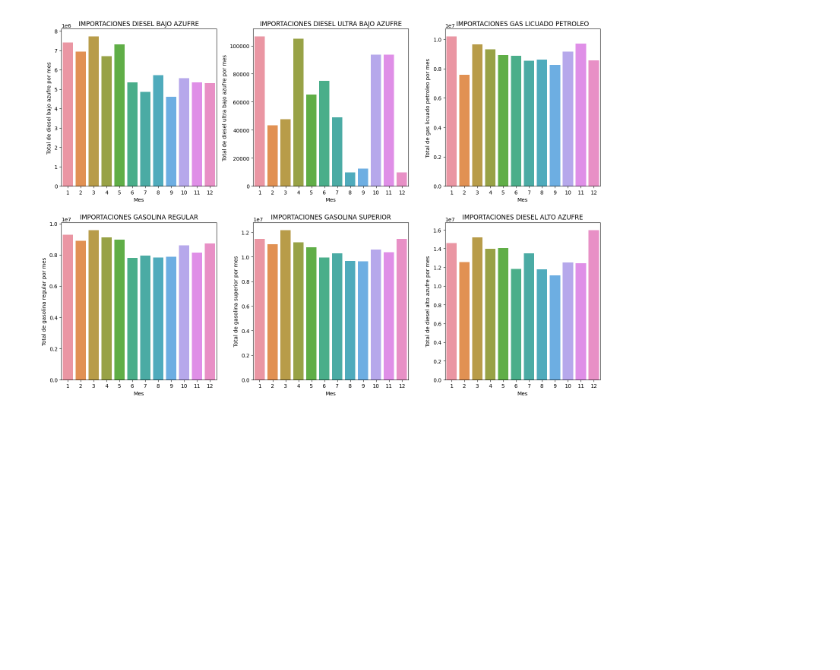
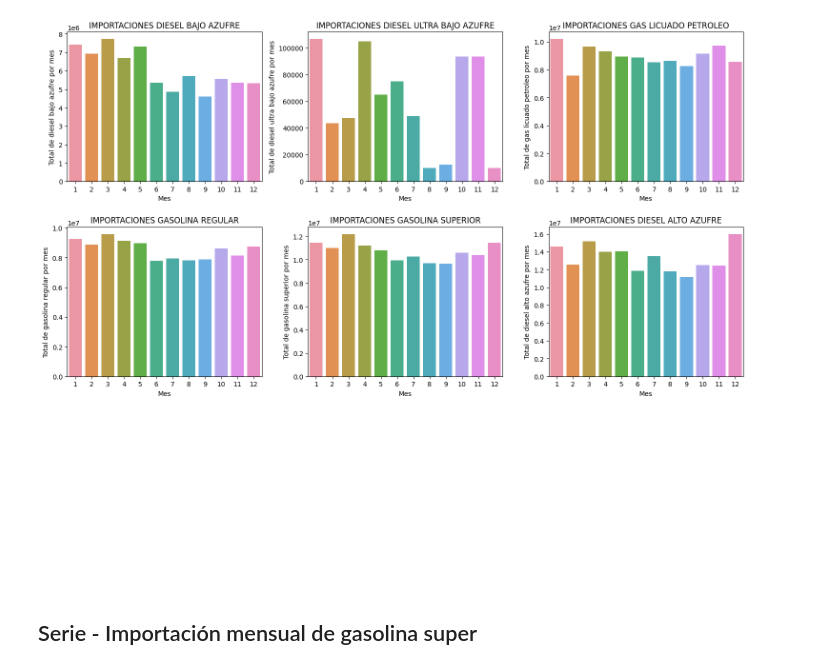
Before and after one commit to MGonza20/Lab2_DataScience, a Jupyter notebook: importaciones.ipynb, the cells around one changed output. Drawn from its saved outputs; the diff is of its cells as text; code cells hidden in the pictures; blank space fills up the shorter version.

```diff
--- a/importaciones.ipynb
+++ b/importaciones.ipynb
@@ -39,32 +40,32 @@ data
 # %%
 import seaborn as sns
 
 data['mes'] = data['fecha'].dt.month
 columns = [col for col in data.columns if col not in ['fecha', 'mes']]
 
 frequency_rows = len(columns) // 3 + 1
 frequency_cols = 3
 
-fig, axs = plt.subplots(frequency_rows, frequency_cols, figsize=(15, 5 * frequency_rows))
+fig, axs = plt.subplots(frequency_rows, frequency_cols, figsize=(15, 4* frequency_rows))
 axs = axs.flatten()
 
 for ax, column in zip(axs, columns):
     try:
         data[column] = pd.to_numeric(data[column].str.replace(',', ''))
     except AttributeError:
         pass
 
     monthly_values = data.groupby('mes')[column].sum()
 
     sns.barplot(x=monthly_values.index, y=monthly_values.values, ax=ax)
     ax.set_title(f"IMPORTACIONES {' '.join(column.split('_')).upper()}")
     ax.set_xlabel('Mes')
     ax.set_ylabel(f"Total de {' '.join(column.split('_'))} por mes")
 
 for ax in axs[len(columns):]:
     ax.axis('off')
 
 plt.tight_layout()
 plt.show()
 # %% [output]
-[figure, old version]
+[figure, new version]
@@ -70,0 +98,2 @@ plt.show()
+# %% [markdown]
+## Serie - Importación mensual de gasolina super
```
Also changed, not shown: parts of 3 cells of this notebook.
